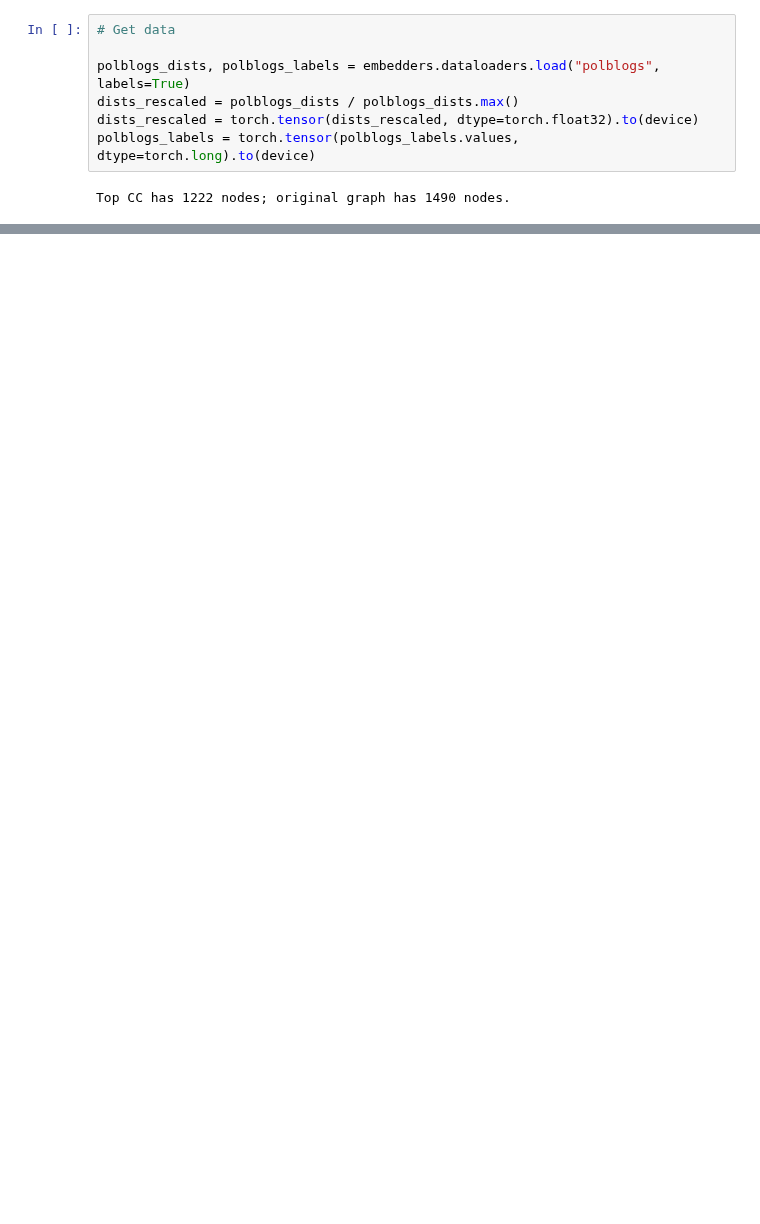
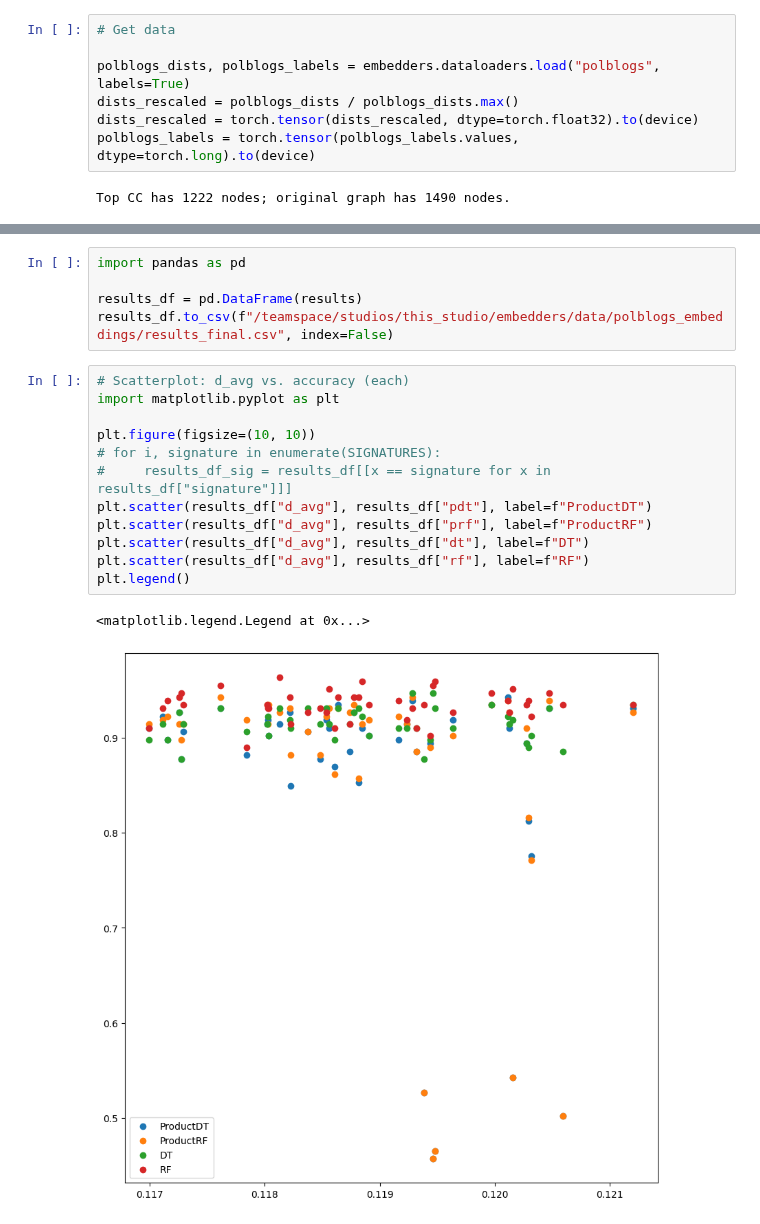
Before and after one commit to qc2321/embedders, a Jupyter notebook: notebooks/2_pc_polblogs_benchmark.ipynb, the cells around one changed output, grey strips where cells are left out. Cells and saved outputs as stored; diff of their text form; blank space fills up the shorter version.

```diff
--- a/notebooks/2_pc_polblogs_benchmark.ipynb
+++ b/notebooks/2_pc_polblogs_benchmark.ipynb
@@ -297,0 +394,20 @@ results_df.to_csv(f"/teamspace/studios/this_studio/embedders/data/polblogs_embed
+# %%
+import pandas as pd
+
+results_df = pd.DataFrame(results)
+results_df.to_csv(f"/teamspace/studios/this_studio/embedders/data/polblogs_embeddings/results_final.csv", index=False)
+# %%
+# Scatterplot: d_avg vs. accuracy (each)
+import matplotlib.pyplot as plt
+
+plt.figure(figsize=(10, 10))
+# for i, signature in enumerate(SIGNATURES):
+#     results_df_sig = results_df[[x == signature for x in results_df["signature"]]]
+plt.scatter(results_df["d_avg"], results_df["pdt"], label=f"ProductDT")
+plt.scatter(results_df["d_avg"], results_df["prf"], label=f"ProductRF")
+plt.scatter(results_df["d_avg"], results_df["dt"], label=f"DT")
+plt.scatter(results_df["d_avg"], results_df["rf"], label=f"RF")
+plt.legend()
+# %% [output]
+<matplotlib.legend.Legend at 0x...>
+[figure, added]
```
Also changed, not shown: parts of 7 cells of this notebook, 16 other files.
